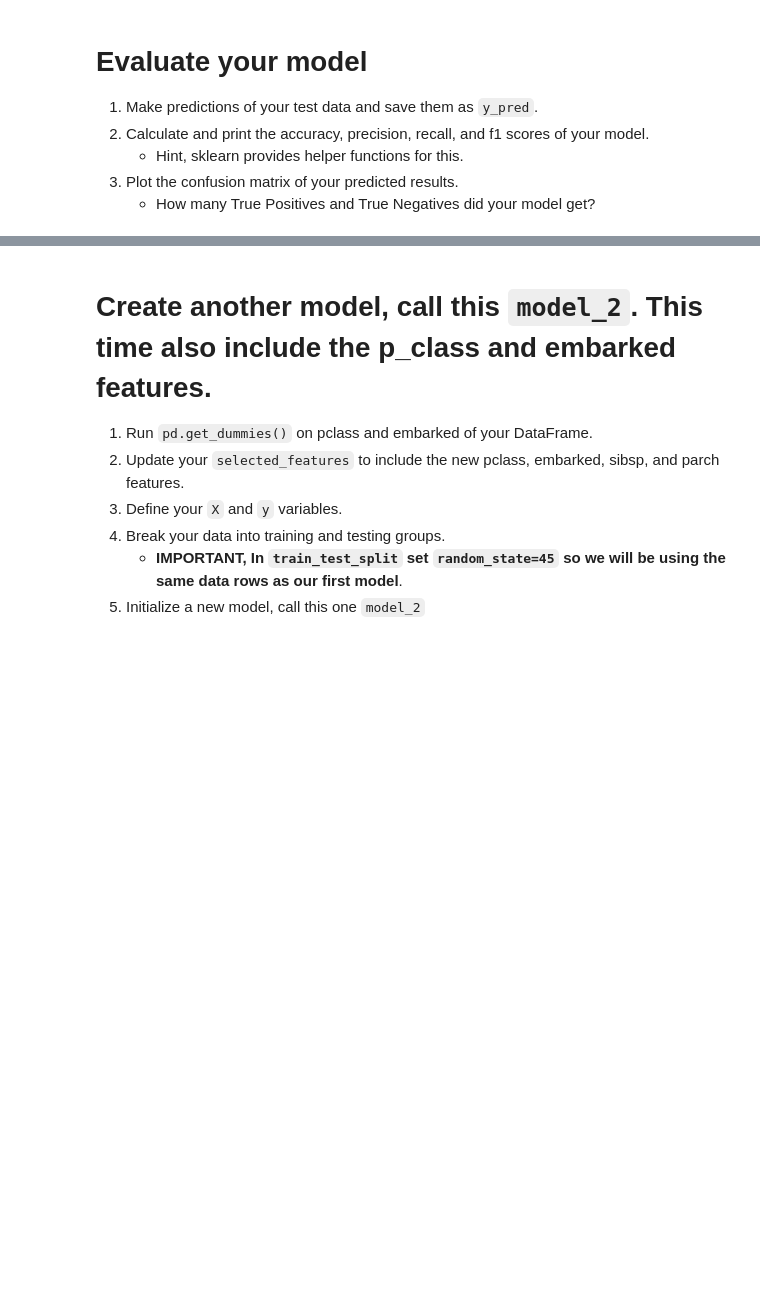
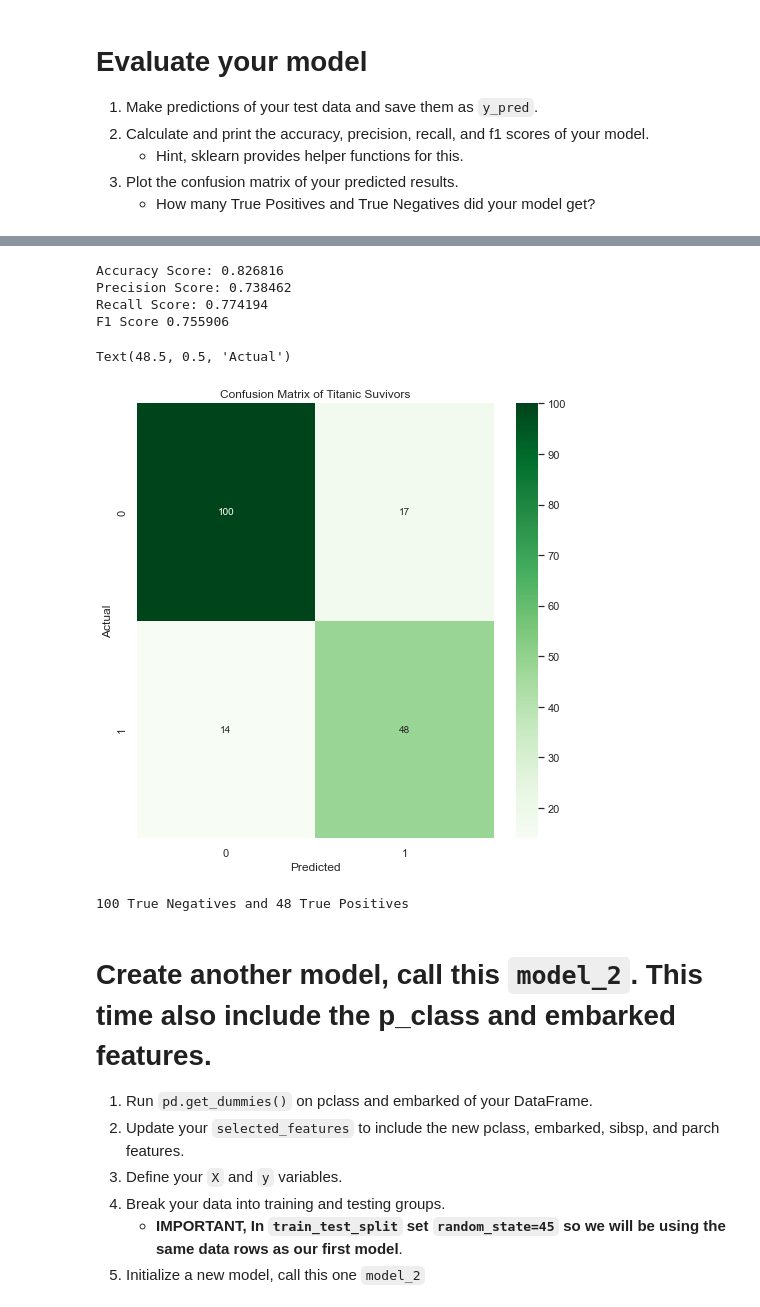
Before and after one commit to AliceLiu17/2022-fall-data-science, a Jupyter notebook: Week-03-Intro-To-ML/Exercise-Logistic-Regression.ipynb, the cells around one changed output, grey strips where cells are left out. Saved outputs shown, nothing was run; the diff lists cells and outputs as text; code cells hidden in the pictures; blank space fills up the shorter version.

```diff
--- a/Week-03-Intro-To-ML/Exercise-Logistic-Regression.ipynb
+++ b/Week-03-Intro-To-ML/Exercise-Logistic-Regression.ipynb
@@ -91,20 +111,10 @@ For your first model, only include use the `fare` and `sex` as features.
 # %% [markdown]
 # Select our features
    * only include use the `fare` and `sex_male` as features for this model.
-# %%
-# Select our features
-selected_features = []
-
-# Set X to be the features we are going to use.
-X = ???
-
-# Set y to be our target variable.
-y = ???
 # %% [markdown]
 # Split our data into the testing and training groups.
 # %%
 # Split our data into testing and training.
-X_train, X_test, y_train, y_test = ???
-
+X_train, X_test, y_train, y_test = train_test_split(X, y, test_size = 0.2, random_state = 45)
 # Print the length and width of our testing data.
 print(X_train.shape, X_test.shape)
@@ -115,6 +127,6 @@ print(X_train.shape, X_test.shape)
 * Predict the values of your testing data
 # %%
 # Initalize our model
-
-
+model = LogisticRegression()
 # Train our model using our training data.
+model.fit(X_train, y_train)
@@ -127,3 +141,5 @@ print(X_train.shape, X_test.shape)
     * How many True Positives and True Negatives did your model get?
 # %%
 # 1. Make predictions of your test data and save them as `y_pred`.
+y_pred = model.predict(X_test)
+y_pred
@@ -131,30 +157,48 @@ print(X_train.shape, X_test.shape)
 # 2. Calculate and print the accuracy, precision, recall, and f1 scores of your model.
 
 # Calculate our accuracy
-accuracy = ???
+accuracy = accuracy_score(y_test, y_pred)
 
 # Calculate our precision score
-precision = ???
+precision = precision_score(y_test, y_pred)
 
 # Calculate our recall score
-recall = ???
+recall = recall_score(y_test, y_pred)
 
-f1 = ???
+f1 = f1_score(y_test, y_pred)
 
 # Print each of our scores to inspect performance.
 print("Accuracy Score: %f" % accuracy)
 print("Precision Score: %f" % precision)
 print("Recall Score: %f" % recall)
 print('F1 Score %f' % f1)
+# %% [output]
+Accuracy Score: 0.826816
+Precision Score: 0.738462
+Recall Score: 0.774194
+F1 Score 0.755906
 # %%
 # 1. Plot a confusion matrix of your predicted results.
-import matplotlib.pyplot as plt
+cm = confusion_matrix(y_test, y_pred)
+
+# Just rounding them so the numbers are easier to read
+cm = cm.round(2)
+
+tn, fp, fn, tp = confusion_matrix(y_test, y_pred).ravel()
+
 fig = plt.figure(figsize=(8,8))
+ax = sns.heatmap(cm, annot=True, cmap='Greens', fmt='g')
+plt.title("Confusion Matrix of Titanic Suvivors")
 plt.xlabel('Predicted')
-plt.ylabel('Actual');
+plt.ylabel('Actual')
+# %% [output]
+Text(48.5, 0.5, 'Actual')
+[figure, added]
 # %%
 # How many True Positives and True Negatives did your model get?
-print('??? True Negatives and ??? True Positives')
+print(tn, 'True Negatives and', tp, 'True Positives')
+# %% [output]
+100 True Negatives and 48 True Positives
 # %% [markdown]
 # Create another model, call this `model_2`.  This time also include the p_class and embarked features.
 1. Run `pd.get_dummies()` on pclass and embarked of your DataFrame.
```
Also changed, not shown: parts of 20 cells of this notebook, 1 other file.
